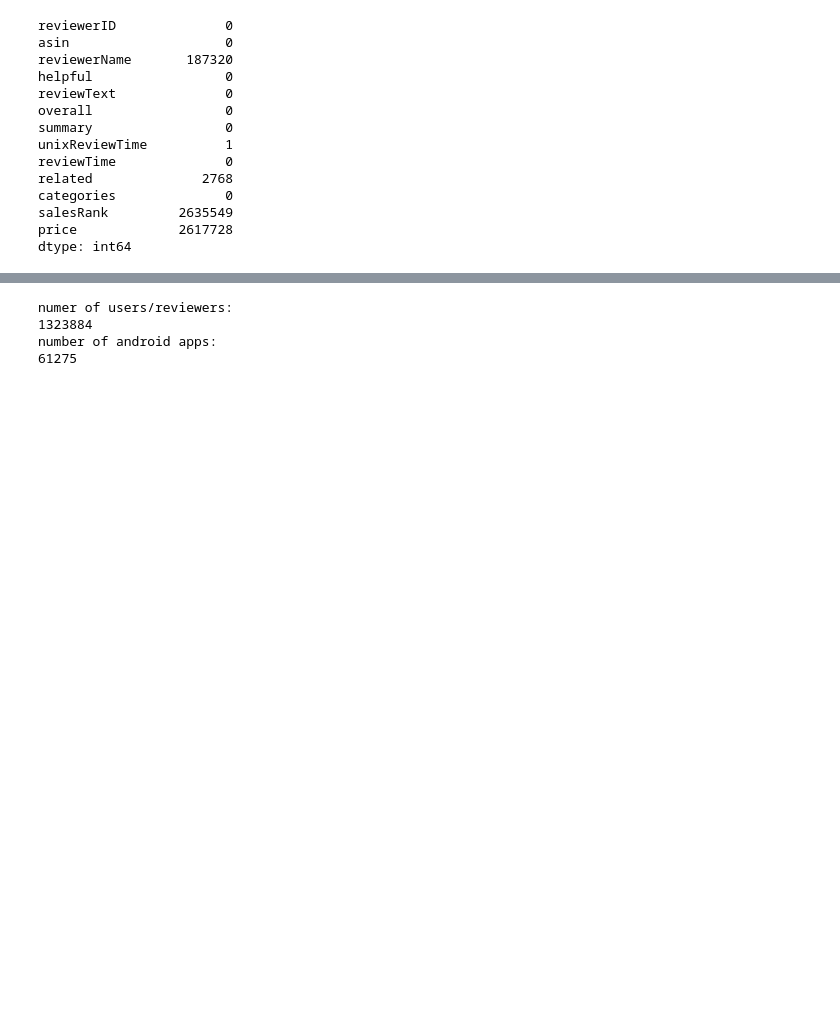
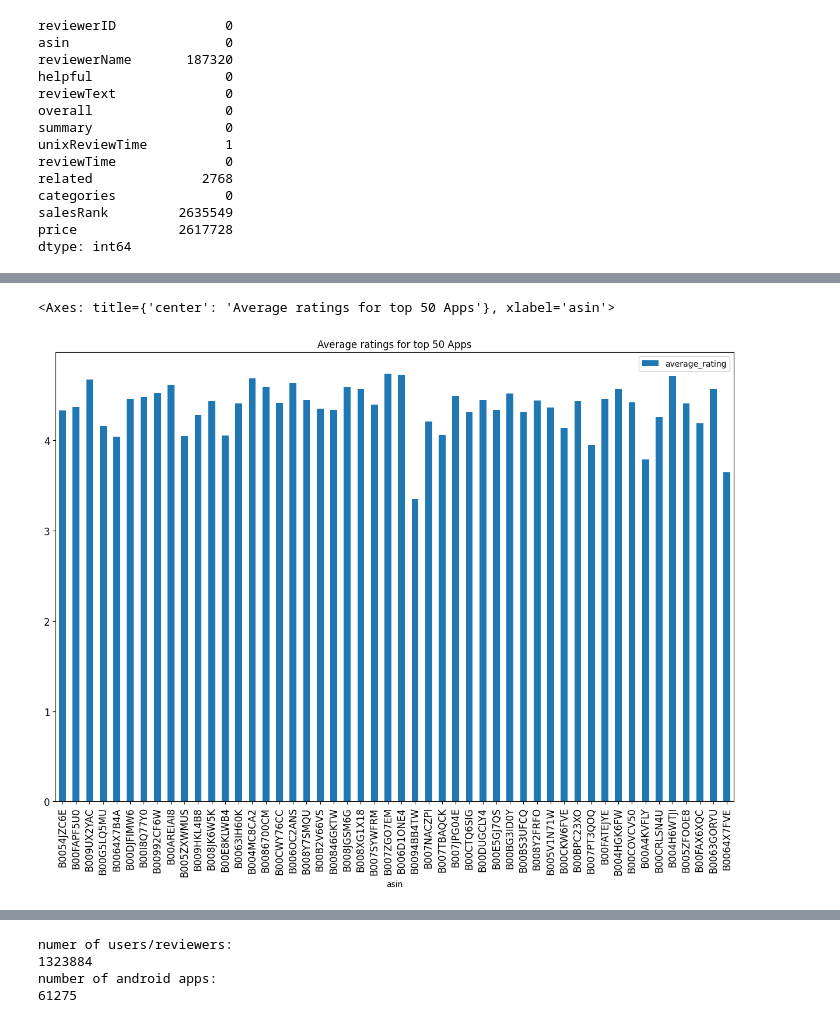
Before and after one commit to Michael-HK/Mobile_Apps_Reccomendation_system, a Jupyter notebook: mobile_Apps_reccomender_system.ipynb, the cells around one changed output, grey strips where cells are left out. Saved outputs shown, nothing was run; the diff lists cells and outputs as text; code cells hidden in the pictures; blank space fills up the shorter version.

```diff
--- a/mobile_Apps_reccomender_system.ipynb
+++ b/mobile_Apps_reccomender_system.ipynb
@@ -192,0 +225,18 @@ print(apps.shape)
+# %%
+##======== Average ratings for the top 50 Apps ==============================
+
+df2 = df.groupby(['asin'])
+list_app_ratings = []
+for apps,y in df2:
+  list_app_ratings.append({'asin': apps, 'average_rating': y['overall'].mean(),\
+                           'review_count':y.shape[0]})
+# %%
+df_avg_rating = pd.DataFrame(list_app_ratings)
+df_avg_rating_sorted = df_avg_rating.sort_values(by = 'review_count', ascending=False)
+# %%
+df_avg_rating_sorted[['asin', 'average_rating']][0:50].plot(kind='bar', x='asin',\
+                                                              title = 'Average ratings for top 50 Apps',\
+                                                              figsize=(15,10), legend=True, fontsize=12)
+# %% [output]
+<Axes: title={'center': 'Average ratings for top 50 Apps'}, xlabel='asin'>
+[figure, added]
```
Also changed, not shown: parts of 68 cells of this notebook.
